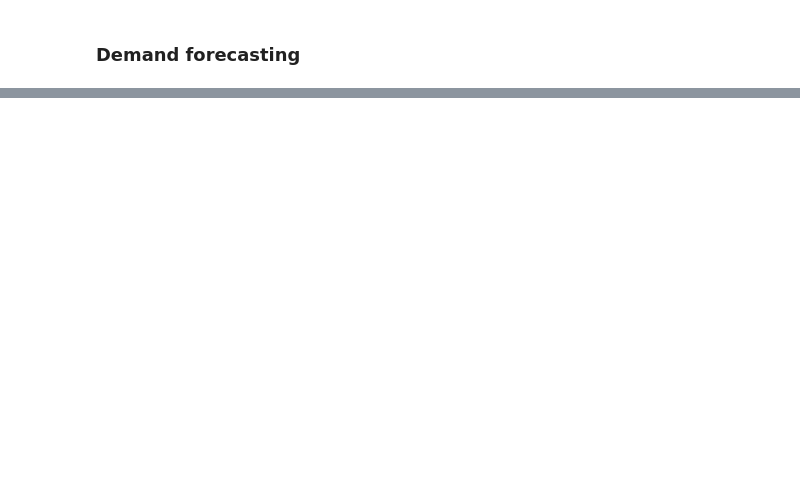
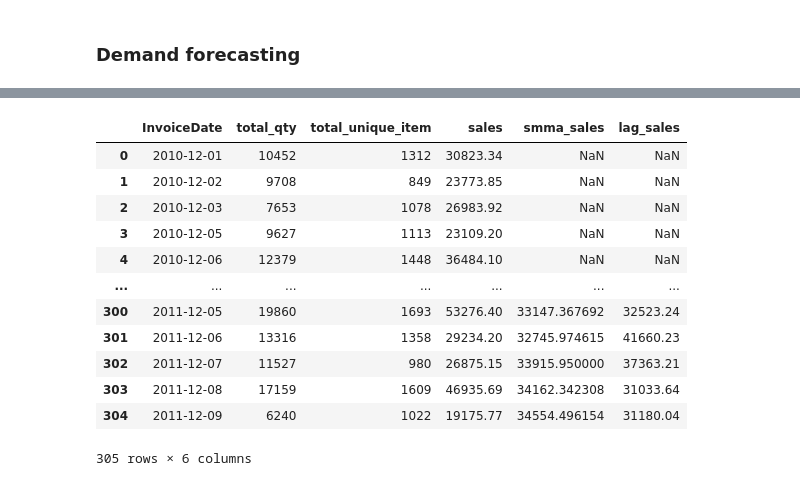
Before and after one commit to patcha-ranat/Ecommerce-Invoice-End-to-end, a Jupyter notebook: model_dev.ipynb, the cells around one changed output, grey strips where cells are left out. Cells and saved outputs as stored; diff of their text form; code cells hidden in the pictures; blank space fills up the shorter version.

```diff
--- a/model_dev.ipynb
+++ b/model_dev.ipynb
@@ -772,0 +974,18 @@ rules_important_metrics.head(20)
+# %%
+sample['smma_sales'] = sample['sales'].rolling(window=13, min_periods=0).mean().shift(13)
+sample['lag_sales'] = sample['sales'].shift(6)
+sample
+# %% [output]
+|  | InvoiceDate | total_qty | total_unique_item | sales | smma_sales | lag_sales |
+| 0 | 2010-12-01 | 10452 | 1312 | 30823.34 | NaN | NaN |
+| 1 | 2010-12-02 | 9708 | 849 | 23773.85 | NaN | NaN |
+| 2 | 2010-12-03 | 7653 | 1078 | 26983.92 | NaN | NaN |
+| 3 | 2010-12-05 | 9627 | 1113 | 23109.20 | NaN | NaN |
+| 4 | 2010-12-06 | 12379 | 1448 | 36484.10 | NaN | NaN |
+| ... | ... | ... | ... | ... | ... | ... |
+| 300 | 2011-12-05 | 19860 | 1693 | 53276.40 | 33147.367692 | 32523.24 |
+| 301 | 2011-12-06 | 13316 | 1358 | 29234.20 | 32745.974615 | 41660.23 |
+| 302 | 2011-12-07 | 11527 | 980 | 26875.15 | 33915.950000 | 37363.21 |
+| 303 | 2011-12-08 | 17159 | 1609 | 46935.69 | 34162.342308 | 31033.64 |
+| 304 | 2011-12-09 | 6240 | 1022 | 19175.77 | 34554.496154 | 31180.04 |
+305 rows × 6 columns
```
Also changed, not shown: parts of 18 cells of this notebook, 3 other files.
